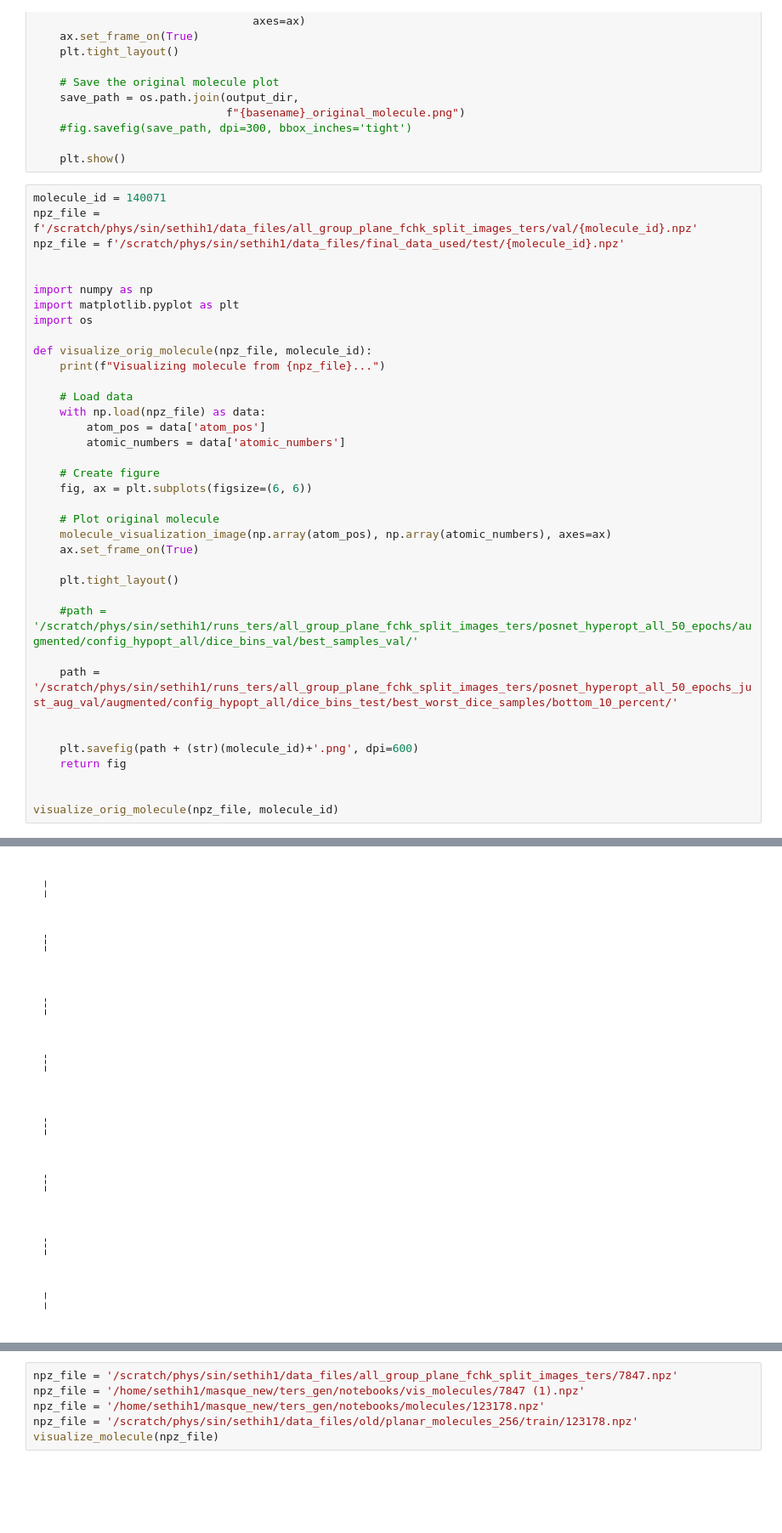
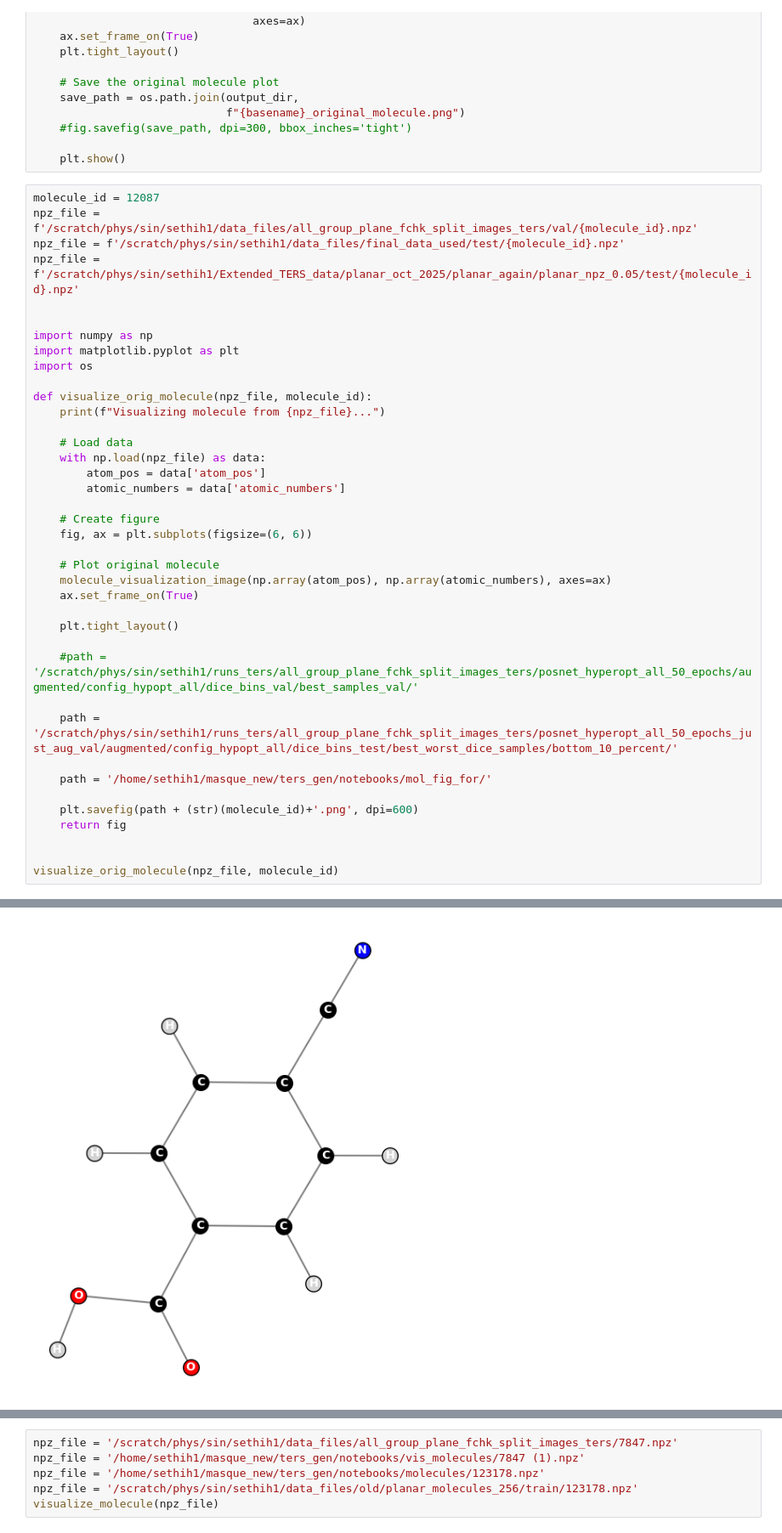
Before and after one commit to SINGROUP/ters_gen, a Jupyter notebook: notebooks/figures.ipynb, the cells around one changed output, grey strips where cells are left out. Shown at 85% size. Cells and saved outputs as stored; diff of their text form; blank space fills up the shorter version.

Commit message:
Added notebooks and scripts for visualization and analyzing the data

```diff
--- a/notebooks/figures.ipynb
+++ b/notebooks/figures.ipynb
@@ -275,9 +275,10 @@ def visualize_molecule(npz_file):
 
     plt.show()
 # %%
-molecule_id = 140071
+molecule_id = 12087
 npz_file = f'/scratch/phys/sin/sethih1/data_files/all_group_plane_fchk_split_images_ters/val/{molecule_id}.npz'
 npz_file = f'/scratch/phys/sin/sethih1/data_files/final_data_used/test/{molecule_id}.npz'
+npz_file = f'/scratch/phys/sin/sethih1/Extended_TERS_data/planar_oct_2025/planar_again/planar_npz_0.05/test/{molecule_id}.npz'
 
 
 import numpy as np
@@ -305,6 +306,7 @@ def visualize_orig_molecule(npz_file, molecule_id):
 
     path = '/scratch/phys/sin/sethih1/runs_ters/all_group_plane_fchk_split_images_ters/posnet_hyperopt_all_50_epochs_just_aug_val/augmented/config_hypopt_all/dice_bins_test/best_worst_dice_samples/bottom_10_percent/'
 
+    path = '/home/sethih1/masque_new/ters_gen/notebooks/mol_fig_for/'
 
     plt.savefig(path + (str)(molecule_id)+'.png', dpi=600)
     return fig
@@ -316 +318 @@ Visualizing molecule from /scratch/phys/sin/sethih1/data_files/final_data_used/t
-[figure, old version]
+[figure, new version]
```
Also changed, not shown: parts of 3 cells of this notebook, 35 other files.
